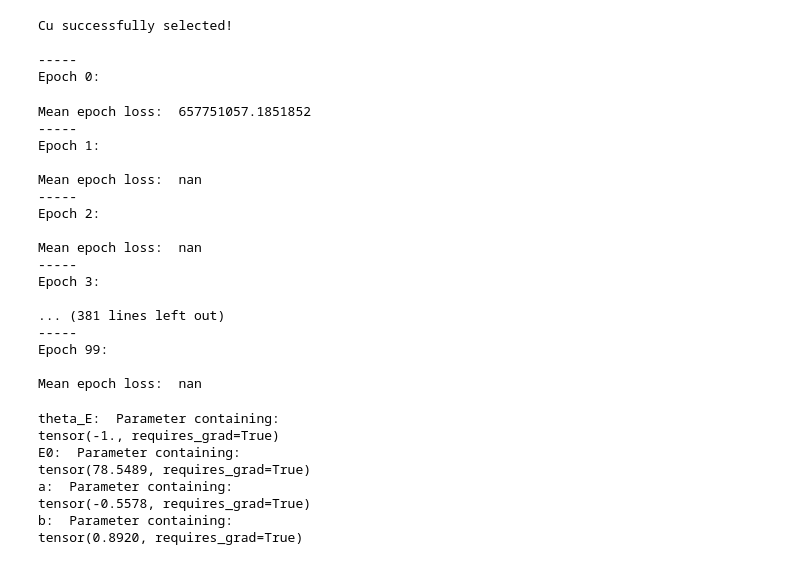
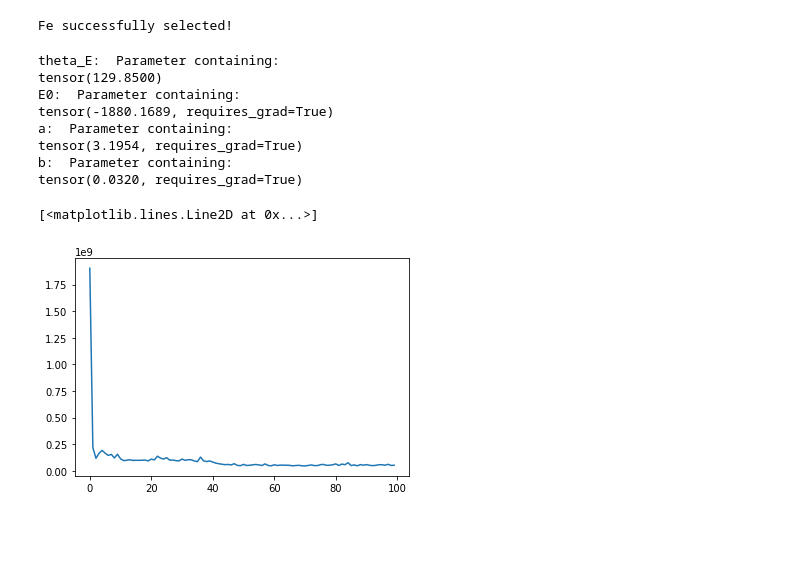
Before and after one commit to eldonko/Masters-Thesis-Code, a Jupyter notebook: train_LaengeNet_all.ipynb, the cells around one changed output. Drawn from its saved outputs; the diff is of its cells as text; code cells hidden in the pictures; blank space fills up the shorter version.

```diff
--- a/train_LaengeNet_all.ipynb
+++ b/train_LaengeNet_all.ipynb
@@ -67,47 +71,37 @@ def train(net, dataset):
 # %%
-net = LaengeNet(init_args=(-0.2, -0.1))
+net = LaengeNet(init_args=(0.1, 0.2), init_func=nn.init.uniform_, hidden_dim_sub_net_2=32)
+theta_E_real = 1.054571817 * 10 ** -34 * 1.7 * 10 ** 13 / (1.380649 * 10 ** -23)
 
-element = 'Cu'
+net.sub_net_1.act_1._initialize_parameters(theta_E_real, 0., 0., 0.)
+
+element = 'Fe'
 phase = ['BCC_A2']
-dataset = ThermoDataset(element, phase, scaling=False)
+start_temp, end_temp = 200, 2000
 
-train(net, dataset)
+dataset = ThermoDataset(element, phase, scaling=False, step=2, start_temp=start_temp, end_temp=end_temp)
+
+losses, best_net = train(net, dataset)
 # %% [output]
-Cu successfully selected!
-
------
-Epoch 0:
+Fe successfully selected!
-Mean epoch loss:  657751057.1851852
------
-Epoch 1:
-
-Mean epoch loss:  nan
------
-Epoch 2:
-
-Mean epoch loss:  nan
------
-Epoch 3:
-
-... (381 lines left out)
------
-Epoch 99:
-
-Mean epoch loss:  nan
 # %%
-print('theta_E: ', net.sub_net_1.act_1.theta_E)
-print('E0: ', net.sub_net_1.act_1.E0)
-print('a: ', net.sub_net_1.act_1.a)
-print('b: ', net.sub_net_1.act_1.b)
+print('theta_E: ', best_net.sub_net_1.act_1.theta_E)
+print('E0: ', best_net.sub_net_1.act_1.E0)
+print('a: ', best_net.sub_net_1.act_1.a)
+print('b: ', best_net.sub_net_1.act_1.b)
 # %% [output]
 theta_E:  Parameter containing:
-tensor(-1., requires_grad=True)
+tensor(129.8500)
 E0:  Parameter containing:
-tensor(78.5489, requires_grad=True)
+tensor(-1880.1689, requires_grad=True)
 a:  Parameter containing:
-tensor(-0.5578, requires_grad=True)
+tensor(3.1954, requires_grad=True)
 b:  Parameter containing:
-tensor(0.8920, requires_grad=True)
+tensor(0.0320, requires_grad=True)
+# %%
+plt.plot(range(len(losses)), losses)
+# %% [output]
+[<matplotlib.lines.Line2D at 0x...>]
+[figure, added]
 # %%
 ph = PlotHandler('Laenge')
 
```
Also changed, not shown: parts of 4 cells of this notebook, 11 other files.
